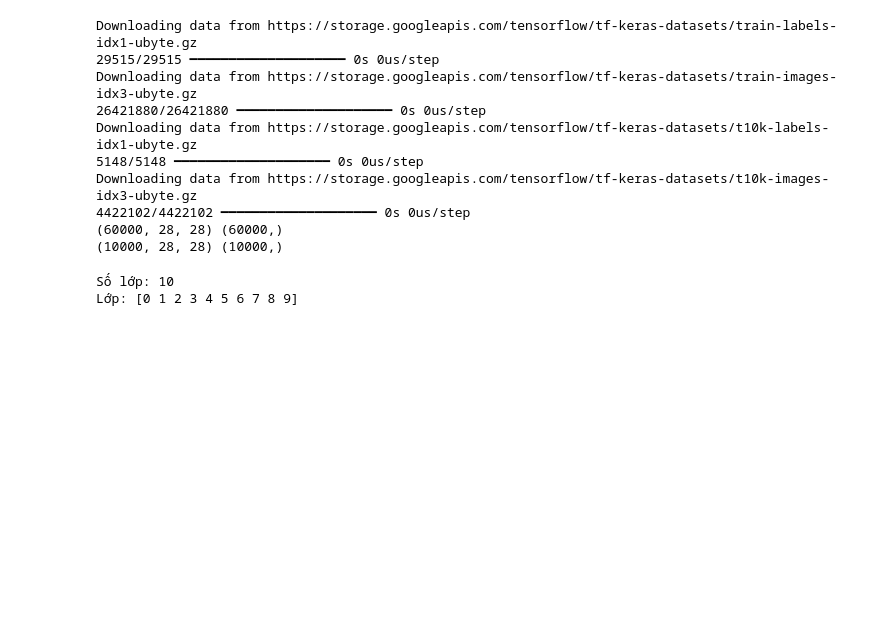
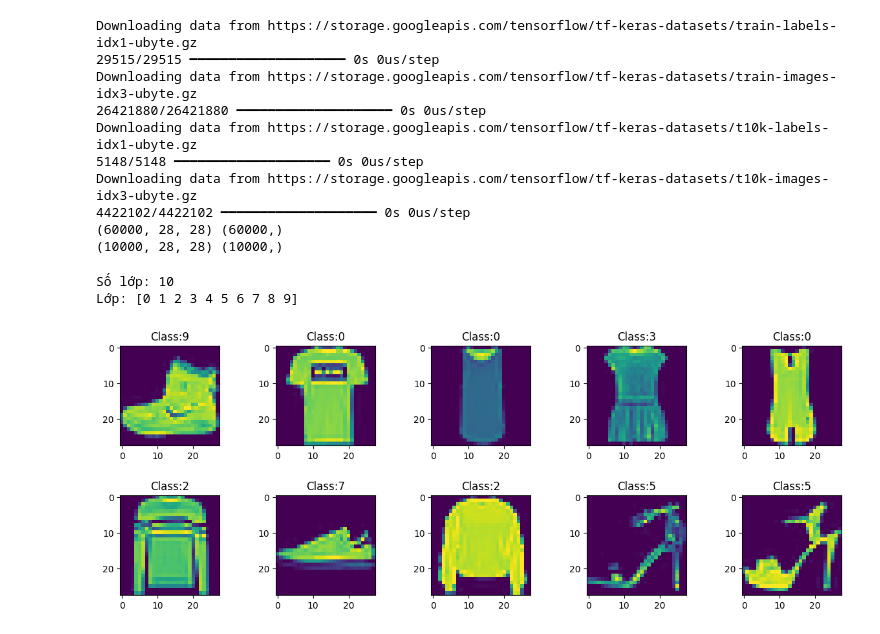
Before and after one commit to Nguyen-Quoc-An/TH_DeepLearning, a Jupyter notebook: LAB2_ANN.ipynb, the cells around one changed output. Saved outputs shown, nothing was run; the diff lists cells and outputs as text; code cells hidden in the pictures; blank space fills up the shorter version.

```diff
--- a/LAB2_ANN.ipynb
+++ b/LAB2_ANN.ipynb
@@ -68,3 +70,13 @@ print('Lớp:',np.unique(y_train))
 # %% [output]
 Số lớp: 10
 Lớp: [0 1 2 3 4 5 6 7 8 9]
+# %%
+fig, axes = plt.subplots(nrows=2, ncols=5,figsize=(15, 5))
+ax = axes.ravel()
+for i in range(10):
+    ax[i].imshow(X_train[i].reshape(28, 28))
+    ax[i].title.set_text('Class:'+str(y_train[i]))
+plt.subplots_adjust(hspace=0.5)
+plt.show()
+# %% [output]
+[figure, added]
```
Also changed, not shown: parts of 23 cells of this notebook.
